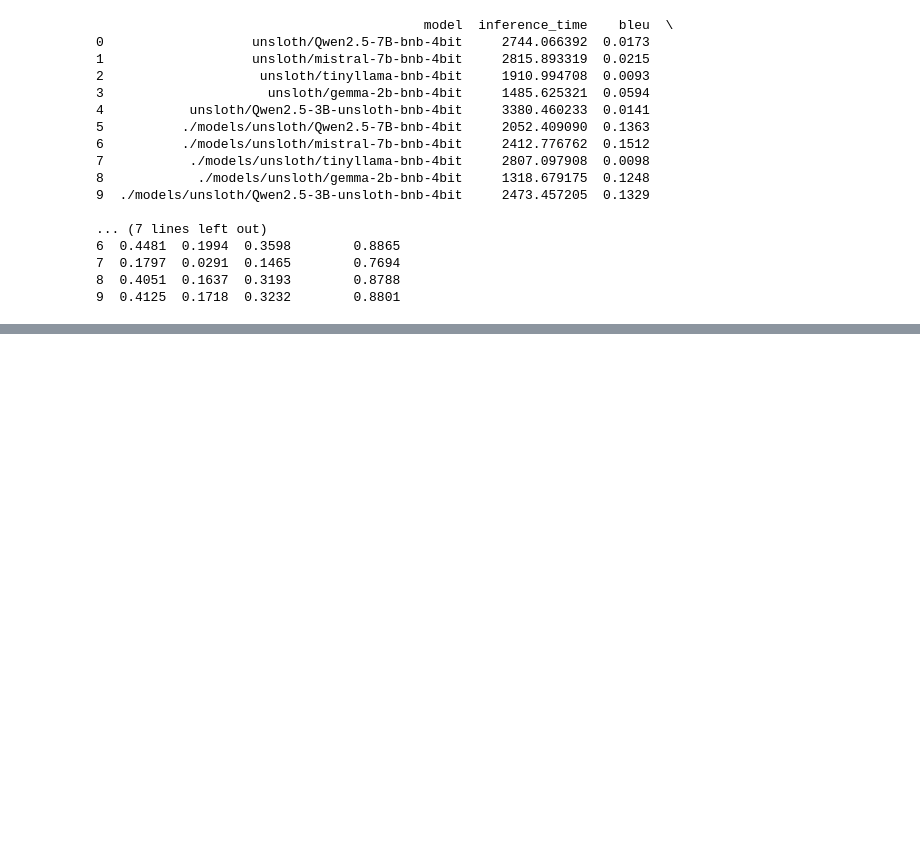
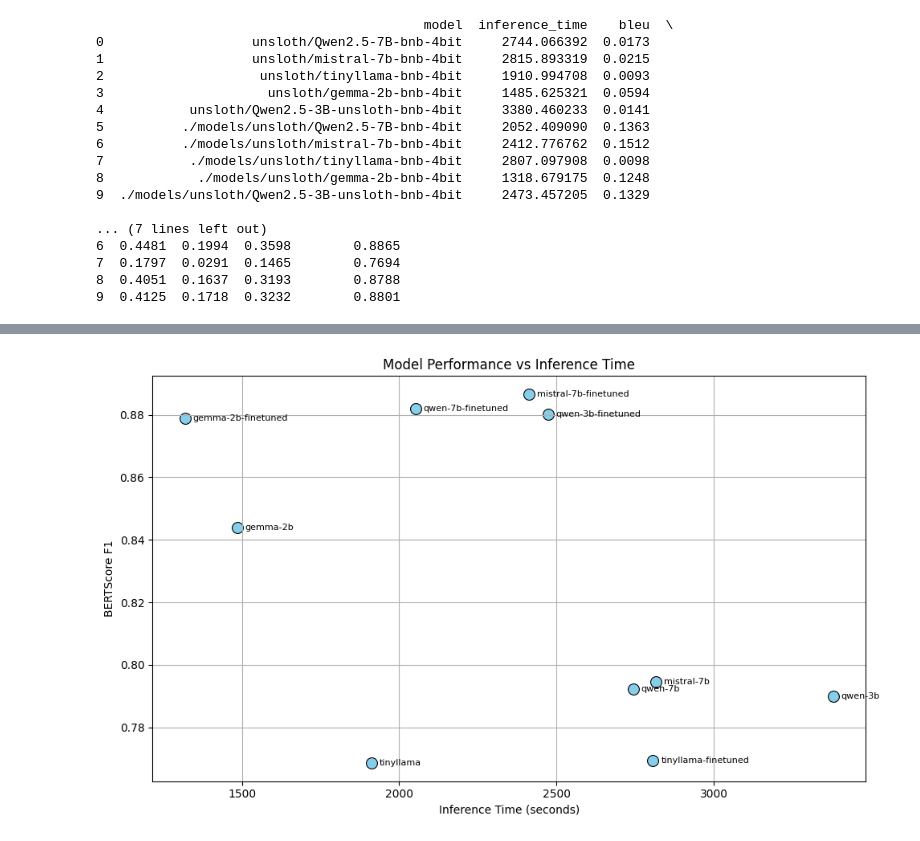
Before and after one commit to michp15/DSC514_NLP_Project, a Jupyter notebook: nlp_modeling.ipynb, the cells around one changed output, grey strips where cells are left out. Drawn from its saved outputs; the diff is of its cells as text; code cells hidden in the pictures; blank space fills up the shorter version.

Commit message:
added metrics evaluation

```diff
--- a/nlp_modeling.ipynb
+++ b/nlp_modeling.ipynb
@@ -1086,3 +1086,7 @@ df.to_csv('metrics.csv', index=False)
 7  0.1797  0.0291  0.1465        0.7694
 8  0.4051  0.1637  0.3193        0.8788
 9  0.4125  0.1718  0.3232        0.8801
+# %%
+import pandas as pd
+
+metrics = pd.read_csv('metrics.csv')
@@ -1088,0 +1107,2 @@ df.to_csv('metrics.csv', index=False)
+# %%
+metrics['model'] = ['qwen-7b', 'mistral-7b', 'tinyllama', 'gemma-2b', 'qwen-3b', 'qwen-7b-finetuned', 'mistral-7b-finetuned', 'tinyllama-finetuned', 'gemma-2b-finetuned', 'qwen-3b-finetuned']
@@ -1088,0 +1128,38 @@ df.to_csv('metrics.csv', index=False)
+# %%
+import matplotlib.pyplot as plt
+import seaborn as sns
+
+# Sort by BERTScore for consistent label placement
+metrics = metrics.sort_values(by='bertscore_f1', ascending=False)
+
+# Create Seaborn scatter plot
+plt.figure(figsize=(10, 6))
+sns.scatterplot(
+    data=metrics,
+    x='inference_time',
+    y='bertscore_f1',
+    s=100,
+    color='skyblue',
+    edgecolor='black'
+)
+
+# Add text labels for each point
+for i, row in metrics.iterrows():
+    plt.text(
+        row['inference_time'] + 25,  # slight right offset
+        row['bertscore_f1'],
+        row['model'],
+        fontsize=8,
+        ha='left',
+        va='center'
+    )
+
+# Add labels and styling
+plt.xlabel('Inference Time (seconds)')
+plt.ylabel('BERTScore F1')
+plt.title('Model Performance vs Inference Time')
+plt.grid(True)
+plt.tight_layout()
+plt.show()
+# %% [output]
+[figure, added]
```
Also changed, not shown: parts of 6 cells of this notebook.
